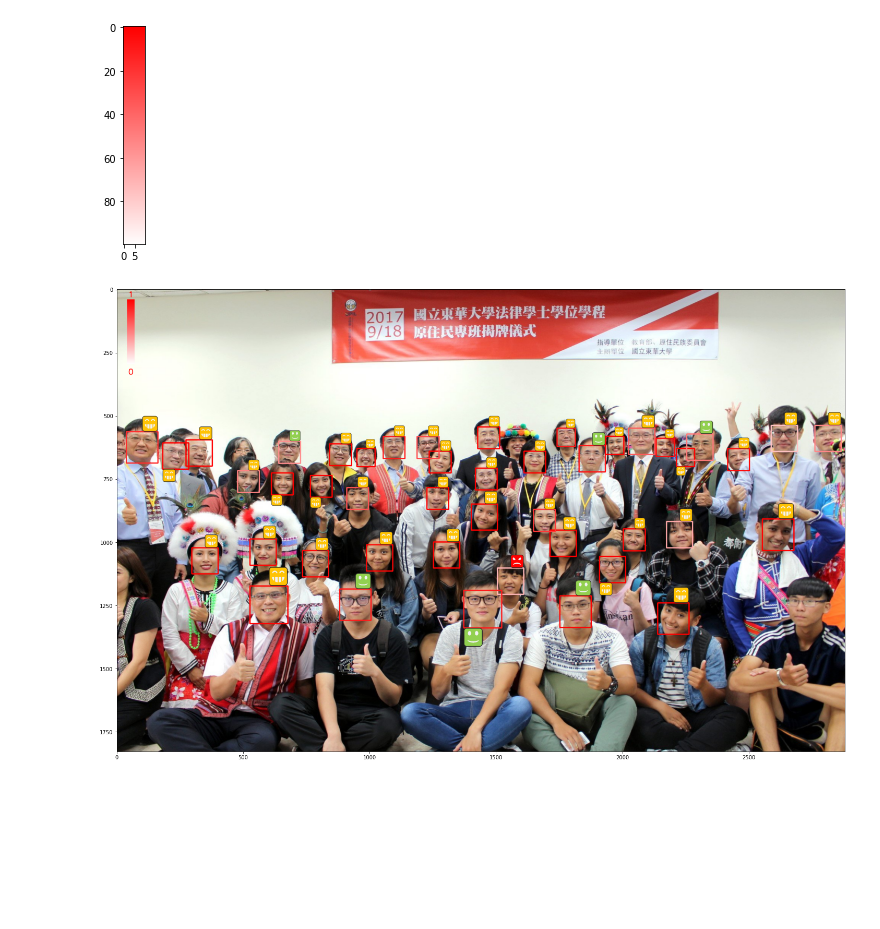
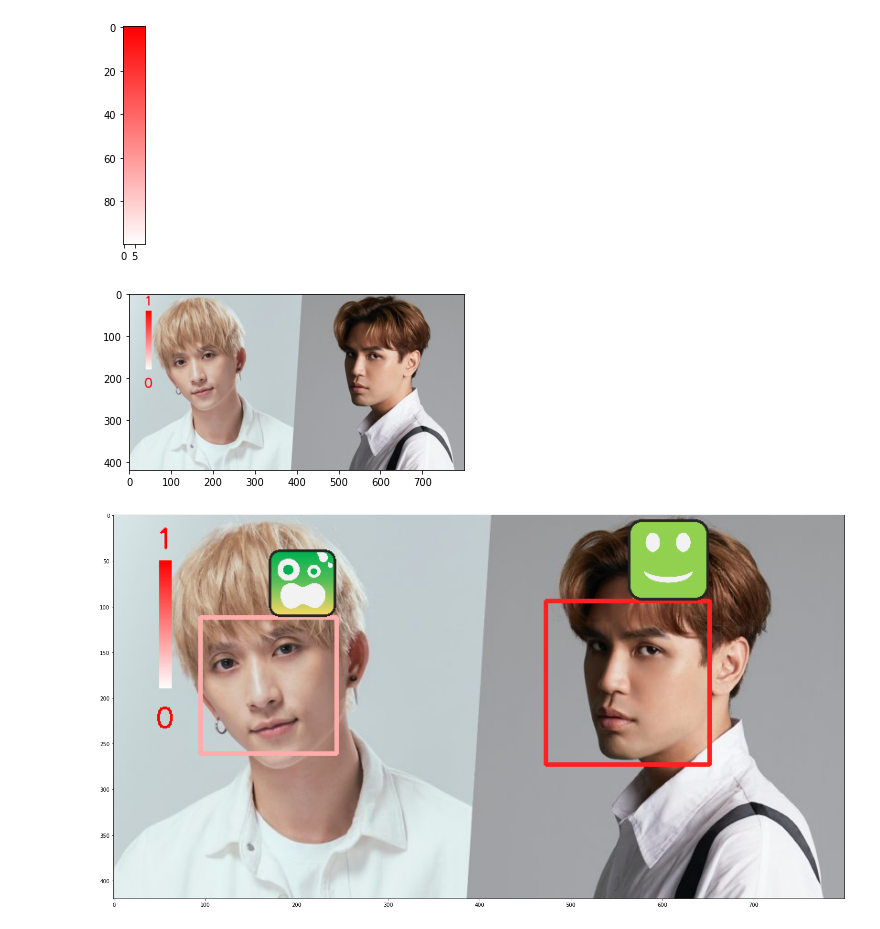
Before and after one commit to j82887/Face-Detection, a Jupyter notebook: 16_Facial Expression Recognition/Fer - Version 3.ipynb, the cells around one changed output. Drawn from its saved outputs; the diff is of its cells as text; code cells hidden in the pictures; blank space fills up the shorter version.

```diff
--- a/16_Facial Expression Recognition/Fer - Version 3.ipynb
+++ b/16_Facial Expression Recognition/Fer - Version 3.ipynb
@@ -104,7 +104,7 @@ def face_check(img, model):
         frame = face_post(frame, (x, y), (x+w, y), (x+w, y+h), (x, y+h), w, max(predictions, key=predictions.get), faces)
 
     # 繪製Bar
-    frame = bar_post(frame,30)
+    frame = bar_post(frame,50,50)
 
     return data, frame
 # %%
@@ -133,5 +145,13 @@ def bar_post(frame, w):
 
     return frame
+# %%
+img = cv2.imread("Image_test/Face_test2.jpg")
+img = cv2.resize(img, None, fx=1, fy=1)
+img = bar_post(img,40,40)
+plt.imshow(cv2.cvtColor(img, cv2.COLOR_BGR2RGB))
+plt.show()
+# %% [output]
+[figure, added]
 # %%
 def bb_intersection_over_union(boxA, boxB):
     boxA = [int(x) for x in boxA]
@@ -232,18 +252,18 @@ def face_post(frame, top_left, top_right, bottom_right, bottom_left, width, pred
 
     return frame
 # %%
-img = cv2.imread("Image_test/Face_test6.jpg")
-img = cv2.resize(img, None, fx=1.5, fy=1.5)
+img = cv2.imread("Image_test/Face_test2.jpg")
+img = cv2.resize(img, None, fx=1, fy=1)
 data, frame = face_check(img, model)
 
 cv2.imwrite("Face_test_fer.jpg",frame)
 
 frame = cv2.cvtColor(img, cv2.COLOR_BGR2RGB)
 plt.figure(figsize=(25,20))
 plt.imshow(frame)
 plt.show()
 # %% [output]
-[figure, old version]
+[figure, new version]
 # %%
 import cv2
 
```
Also changed, not shown: parts of 1 cell of this notebook.
